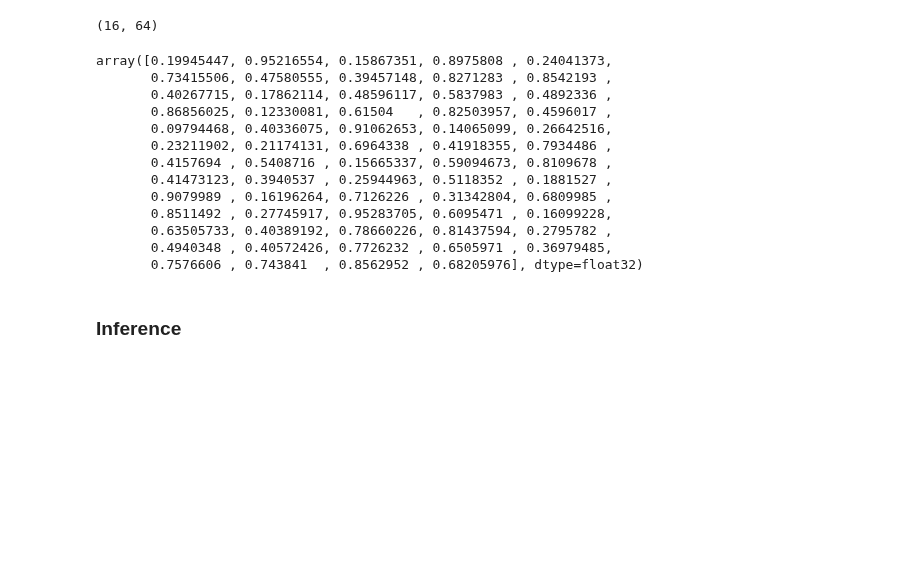
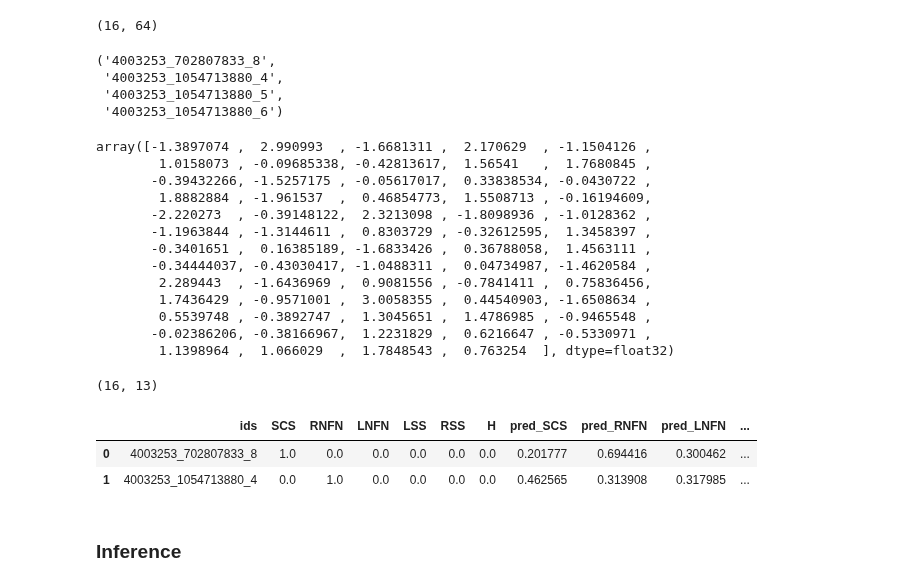
Before and after one commit to rosulucian/deep_learning_playground, a Jupyter notebook: kaggle/RSNA/inference-features.ipynb, the cells around one changed output. Saved outputs shown, nothing was run; the diff lists cells and outputs as text; code cells hidden in the pictures; blank space fills up the shorter version.

Commit message:
change inference to output preds and embeds

```diff
--- a/kaggle/RSNA/inference-features.ipynb
+++ b/kaggle/RSNA/inference-features.ipynb
@@ -94,6 +94,7 @@ class CFG:
 
     ckpt_path = Path(r"E:\data\RSNA2024\results\ckpt\eca_nfnet_l0 5e-05 10 eps bottleneck\ep_03_loss_0.14918.ckpt")
     embeds_path = Path(r"E:\data\RSNA2024\embeddings")
+    stacked_path = Path(r"E:\data\RSNA2024\embeddings_stacked")
 
     ### model
     model_name = 'eca_nfnet_l0' # 'resnet34', 'resnet200d', 'efficientnet_b1_pruned', 'efficientnetv2_m', efficientnet_b7
@@ -101,6 +102,7 @@ class CFG:
     image_size = 256
 
     ROOT_FOLDER = train_dir
+    DEST_FOLDER = train_dir
     IMAGES_DIR = ROOT_FOLDER / 'train_images'
     PNG_DIR = ROOT_FOLDER / f'pngs_{image_size}'
     FILES_CSV = ROOT_FOLDER / 'train_files.csv'
@@ -593,47 +595,68 @@ class featureModel(pl.LightningModule):
 
         self.model = model
 
+    def forward(self, x):
+        embeds = self.model.pre_forward(x)
+        preds = self.model.head(embeds)
 
-    def forward(self, x):
-        x = self.model.pre_forward(x)
-
-        return x
+        return preds, embeds
 
     def predict_step(self, batch):
         imgs, ids, targets = batch
 
-        preds = self(imgs)
+        preds, embeds = self(imgs)
 
-        return preds.sigmoid().detach().cpu().numpy(), ids
+        t_df = pd.DataFrame(targets.detach().cpu().numpy(), columns=CFG.classes)
+        p_df = pd.DataFrame(preds.sigmoid().detach().cpu().numpy(), columns=pred_labels)
+
+        results_df = pd.DataFrame(ids, columns = ['ids'])
+        results_df = pd.concat([results_df, t_df, p_df], axis=1)
+
+        return embeds.detach().cpu().numpy(), results_df, ids
 # %%
 model = GeMModel(CFG)
 fmodel = featureModel(model)
 # %% [output]
 eca_nfnet_l0
 # %%
-preds, ids = fmodel.predict_step((x, ids, y))
+preds, results, ids = fmodel.predict_step((x, ids, y))
 # %%
 preds.shape
 # %% [output]
 (16, 64)
+# %%
+ids[:4]
+# %% [output]
+('4003253_702807833_8',
+ '4003253_1054713880_4',
+ '4003253_1054713880_5',
+ '4003253_1054713880_6')
 # %%
 preds[0]
 # %% [output]
-array([0.19945447, 0.95216554, 0.15867351, 0.8975808 , 0.24041373,
-       0.73415506, 0.47580555, 0.39457148, 0.8271283 , 0.8542193 ,
-       0.40267715, 0.17862114, 0.48596117, 0.5837983 , 0.4892336 ,
-       0.86856025, 0.12330081, 0.61504   , 0.82503957, 0.4596017 ,
-       0.09794468, 0.40336075, 0.91062653, 0.14065099, 0.26642516,
-       0.23211902, 0.21174131, 0.6964338 , 0.41918355, 0.7934486 ,
-       0.4157694 , 0.5408716 , 0.15665337, 0.59094673, 0.8109678 ,
-       0.41473123, 0.3940537 , 0.25944963, 0.5118352 , 0.1881527 ,
-       0.9079989 , 0.16196264, 0.7126226 , 0.31342804, 0.6809985 ,
-       0.8511492 , 0.27745917, 0.95283705, 0.6095471 , 0.16099228,
-       0.63505733, 0.40389192, 0.78660226, 0.81437594, 0.2795782 ,
-       0.4940348 , 0.40572426, 0.7726232 , 0.6505971 , 0.36979485,
-       0.7576606 , 0.743841  , 0.8562952 , 0.68205976], dtype=float32)
+array([-1.3897074 ,  2.990993  , -1.6681311 ,  2.170629  , -1.1504126 ,
+        1.0158073 , -0.09685338, -0.42813617,  1.56541   ,  1.7680845 ,
+       -0.39432266, -1.5257175 , -0.05617017,  0.33838534, -0.0430722 ,
+        1.8882884 , -1.961537  ,  0.46854773,  1.5508713 , -0.16194609,
+       -2.220273  , -0.39148122,  2.3213098 , -1.8098936 , -1.0128362 ,
+       -1.1963844 , -1.3144611 ,  0.8303729 , -0.32612595,  1.3458397 ,
+       -0.3401651 ,  0.16385189, -1.6833426 ,  0.36788058,  1.4563111 ,
+       -0.34444037, -0.43030417, -1.0488311 ,  0.04734987, -1.4620584 ,
+        2.289443  , -1.6436969 ,  0.9081556 , -0.7841411 ,  0.75836456,
+        1.7436429 , -0.9571001 ,  3.0058355 ,  0.44540903, -1.6508634 ,
+        0.5539748 , -0.3892747 ,  1.3045651 ,  1.4786985 , -0.9465548 ,
+       -0.02386206, -0.38166967,  1.2231829 ,  0.6216647 , -0.5330971 ,
+        1.1398964 ,  1.066029  ,  1.7848543 ,  0.763254  ], dtype=float32)
 # %%
-ES-62074AE48082
+results.shape
+# %% [output]
+(16, 13)
+# %%
+results.head(2)
+# %% [output]
+|  | ids | SCS | RNFN | LNFN | LSS | RSS | H | pred_SCS | pred_RNFN | pred_LNFN | ... |
+| 0 | 4003253_702807833_8 | 1.0 | 0.0 | 0.0 | 0.0 | 0.0 | 0.0 | 0.201777 | 0.694416 | 0.300462 | ... |
+| 1 | 4003253_1054713880_4 | 0.0 | 1.0 | 0.0 | 0.0 | 0.0 | 0.0 | 0.462565 | 0.313908 | 0.317985 | ... |
 # %% [markdown]
 ### Inference
 # %%
```
Also changed, not shown: parts of 32 cells of this notebook, 3 other files.
